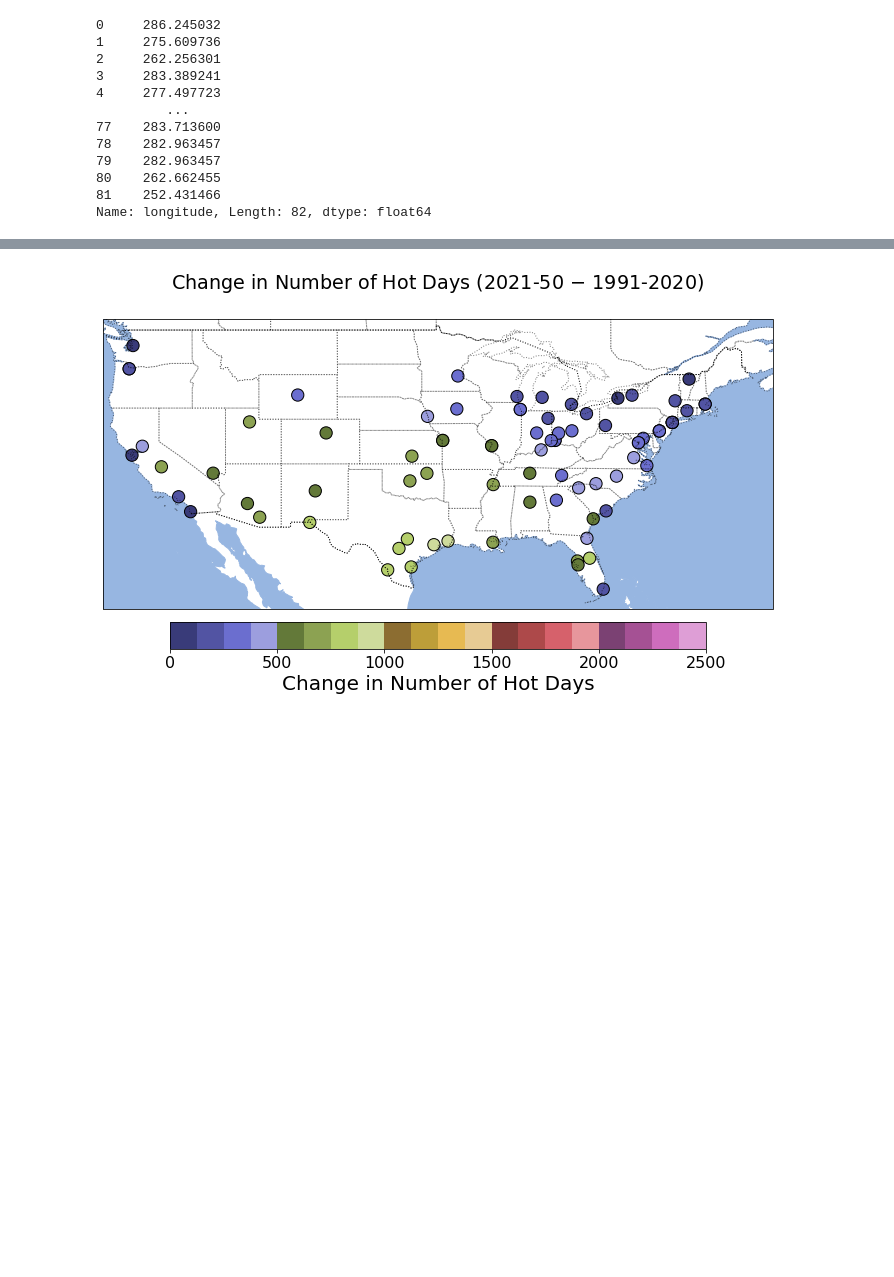
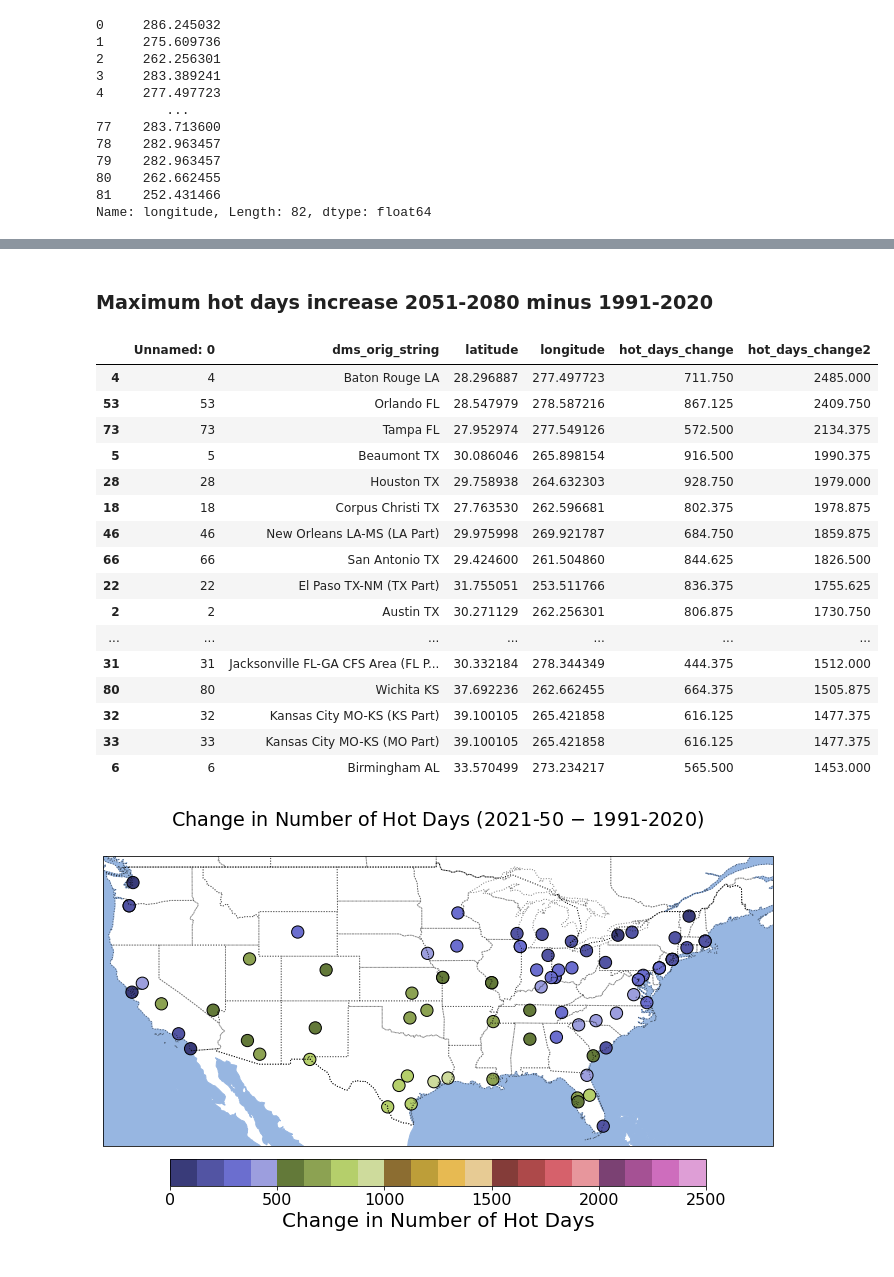
Before and after one commit to sharma-bharat/networkutk, a Jupyter notebook: HeatWaveModelAverage.ipynb, the cells around one changed output, grey strips where cells are left out. Drawn from its saved outputs; the diff is of its cells as text; code cells hidden in the pictures; blank space fills up the shorter version.

```diff
--- a/HeatWaveModelAverage.ipynb
+++ b/HeatWaveModelAverage.ipynb
@@ -188,3 +166,25 @@ df_nodes_daily
+# %% [markdown]
+### Maximum hot days increase 2051-2080 minus 1991-2020
+# %%
+final_result.sort_values("hot_days_change2", ascending=False).head(20)
+# %% [output]
+|  | Unnamed: 0 | dms_orig_string | latitude | longitude | hot_days_change | hot_days_change2 |
+| 4 | 4 | Baton Rouge LA | 28.296887 | 277.497723 | 711.750 | 2485.000 |
+| 53 | 53 | Orlando FL | 28.547979 | 278.587216 | 867.125 | 2409.750 |
+| 73 | 73 | Tampa FL | 27.952974 | 277.549126 | 572.500 | 2134.375 |
+| 5 | 5 | Beaumont TX | 30.086046 | 265.898154 | 916.500 | 1990.375 |
+| 28 | 28 | Houston TX | 29.758938 | 264.632303 | 928.750 | 1979.000 |
+| 18 | 18 | Corpus Christi TX | 27.763530 | 262.596681 | 802.375 | 1978.875 |
+| 46 | 46 | New Orleans LA-MS (LA Part) | 29.975998 | 269.921787 | 684.750 | 1859.875 |
+| 66 | 66 | San Antonio TX | 29.424600 | 261.504860 | 844.625 | 1826.500 |
+| 22 | 22 | El Paso TX-NM (TX Part) | 31.755051 | 253.511766 | 836.375 | 1755.625 |
+| 2 | 2 | Austin TX | 30.271129 | 262.256301 | 806.875 | 1730.750 |
+| ... | ... | ... | ... | ... | ... | ... |
+| 31 | 31 | Jacksonville FL-GA CFS Area (FL P... | 30.332184 | 278.344349 | 444.375 | 1512.000 |
+| 80 | 80 | Wichita KS | 37.692236 | 262.662455 | 664.375 | 1505.875 |
+| 32 | 32 | Kansas City MO-KS (KS Part) | 39.100105 | 265.421858 | 616.125 | 1477.375 |
+| 33 | 33 | Kansas City MO-KS (MO Part) | 39.100105 | 265.421858 | 616.125 | 1477.375 |
+| 6 | 6 | Birmingham AL | 33.570499 | 273.234217 | 565.500 | 1453.000 |
 # %%
 # Create a spatial plot of the hot days change
 fig = plt.figure(figsize=(12, 8))
```
Also changed, not shown: parts of 7 cells of this notebook, 2 other files.
